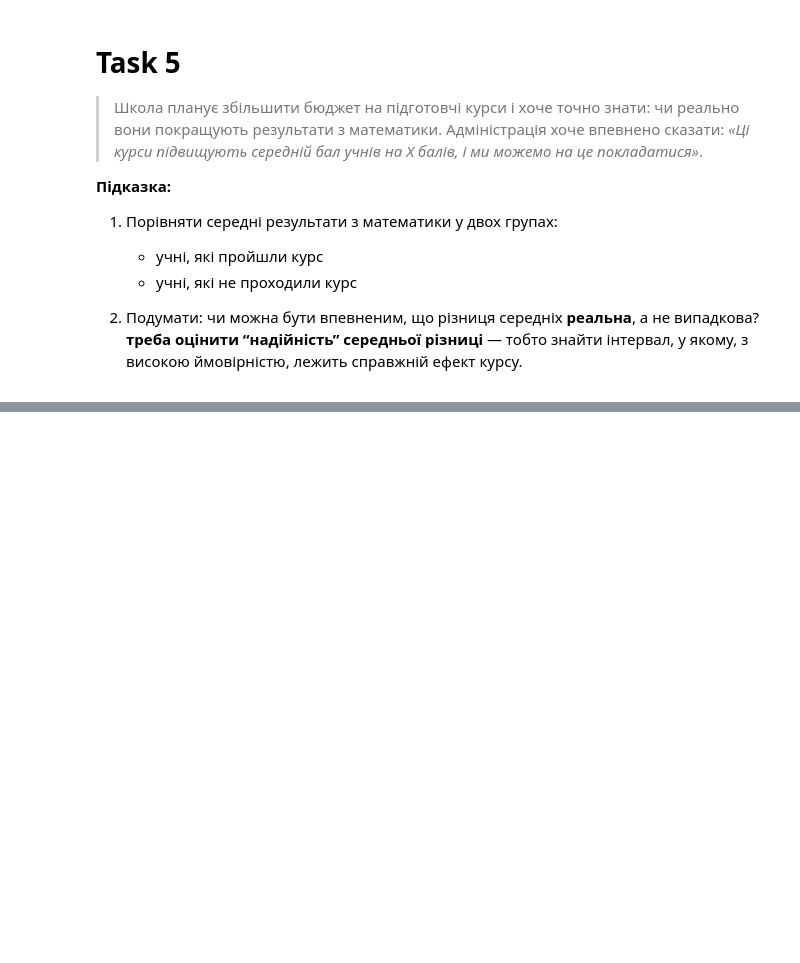
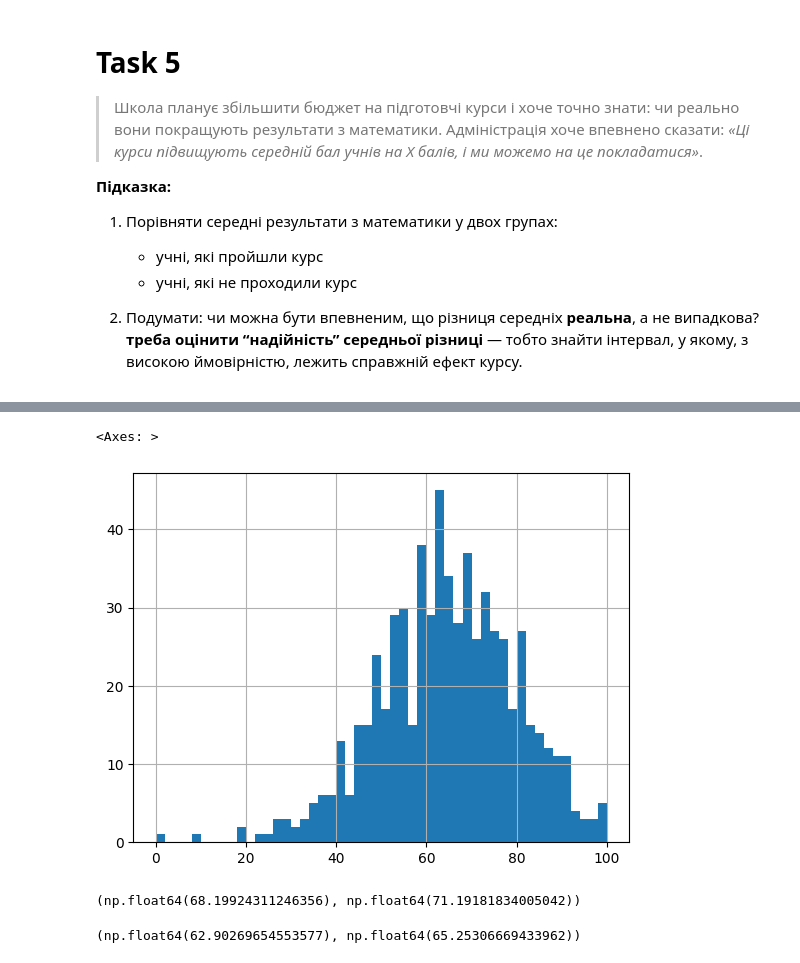
Before and after one commit to cpython-projects/python_da_06_11_25, a Jupyter notebook: lesson_18_hw.ipynb, the cells around one changed output, grey strips where cells are left out. Cells and saved outputs as stored; diff of their text form; code cells hidden in the pictures; blank space fills up the shorter version.

```diff
--- a/lesson_18_hw.ipynb
+++ b/lesson_18_hw.ipynb
@@ -52,0 +171,5 @@
+# %%
+math_none_df.hist(bins=50)
+# %% [output]
+<Axes: >
+[figure, added]
@@ -52,0 +193,8 @@
+# %%
+res_completed
+# %% [output]
+(np.float64(68.19924311246356), np.float64(71.19181834005042))
+# %%
+res_not_completed
+# %% [output]
+(np.float64(62.90269654553577), np.float64(65.25306669433962))
```
Also changed, not shown: parts of 17 cells of this notebook.
